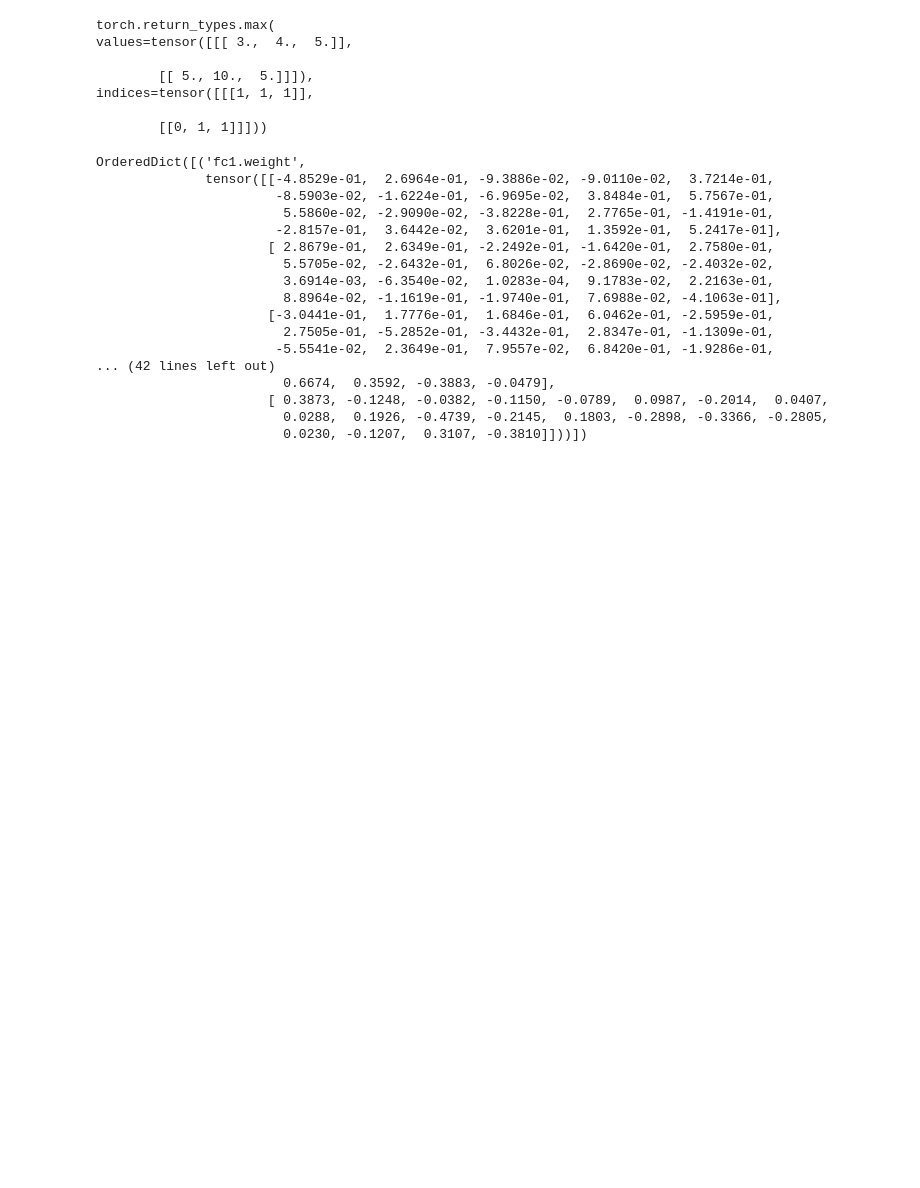
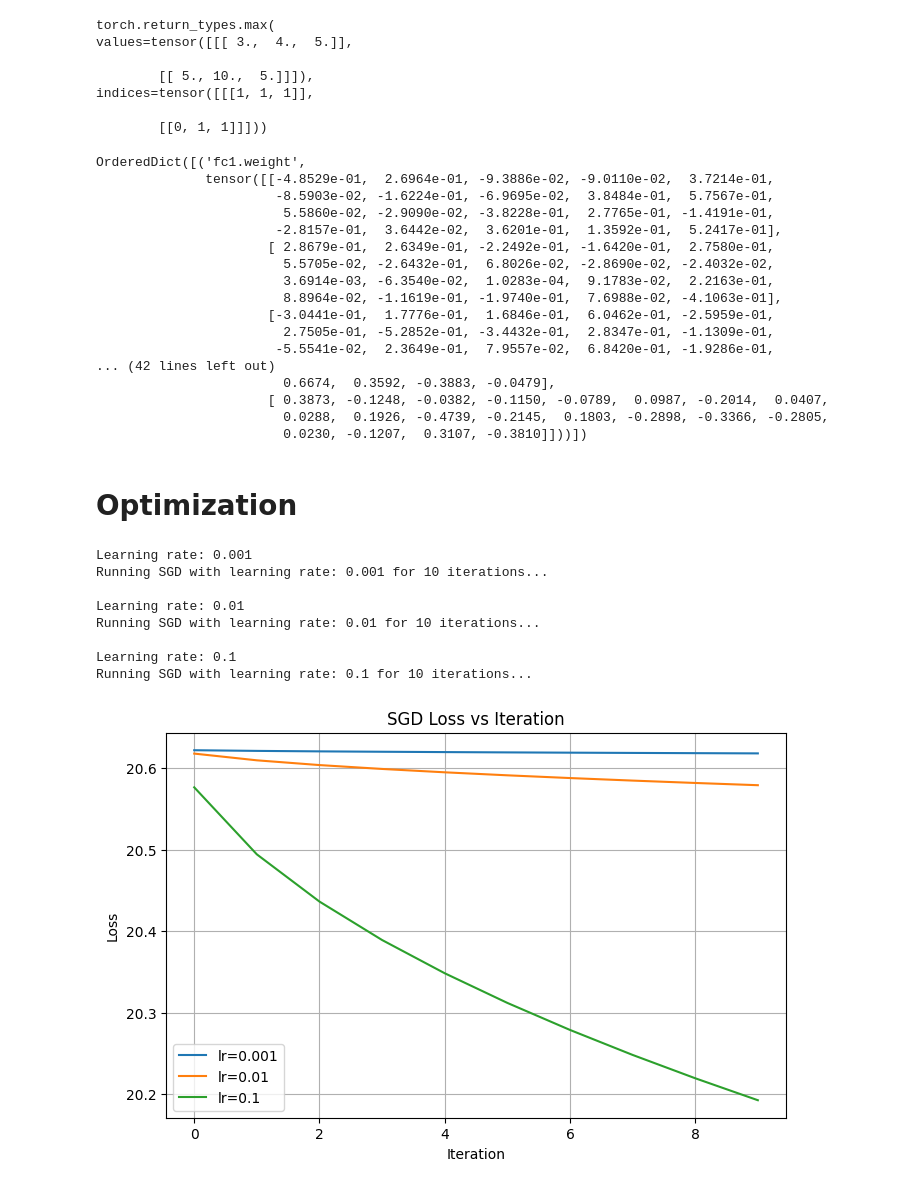
Before and after one commit to yanlinyc/cs336-assignment1, a Jupyter notebook: repl.ipynb, the cells around one changed output. Drawn from its saved outputs; the diff is of its cells as text; code cells hidden in the pictures; blank space fills up the shorter version.

```diff
--- a/repl.ipynb
+++ b/repl.ipynb
@@ -421,3 +421,39 @@ OrderedDict([('fc1.weight',
                       [ 0.3873, -0.1248, -0.0382, -0.1150, -0.0789,  0.0987, -0.2014,  0.0407,
                         0.0288,  0.1926, -0.4739, -0.2145,  0.1803, -0.2898, -0.3366, -0.2805,
                         0.0230, -0.1207,  0.3107, -0.3810]]))])
+# %% [markdown]
+# Optimization
+# %%
+import torch
+import matplotlib.pyplot as plt
+from cs336_basics.optim.sgd import run_sgd
+
+plt.figure(figsize=(8, 5))
+weights = torch.nn.Parameter(5 * torch.randn((10, 10)))
+lrs = [1e-3, 1e-2, 1e-1, 1, 1e1, 1e2, 1e3]
+for lr in lrs:
+    print(f"Learning rate: {lr}")
+    losses = run_sgd(
+        lr=lr,
+        weights=weights,
+        num_iterations=10,
+    )
+    plt.plot(losses, label=f"lr={lr}")
+    print()
+
+plt.xlabel("Iteration")
+plt.ylabel("Loss")
+plt.title("SGD Loss vs Iteration")
+plt.legend()
+plt.grid(True)
+plt.show()
+# %% [output]
+Learning rate: 0.001
+Running SGD with learning rate: 0.001 for 10 iterations...
+
+Learning rate: 0.01
+Running SGD with learning rate: 0.01 for 10 iterations...
+
+Learning rate: 0.1
+Running SGD with learning rate: 0.1 for 10 iterations...
+[figure, added]
```
Also changed, not shown: 6 other files.
